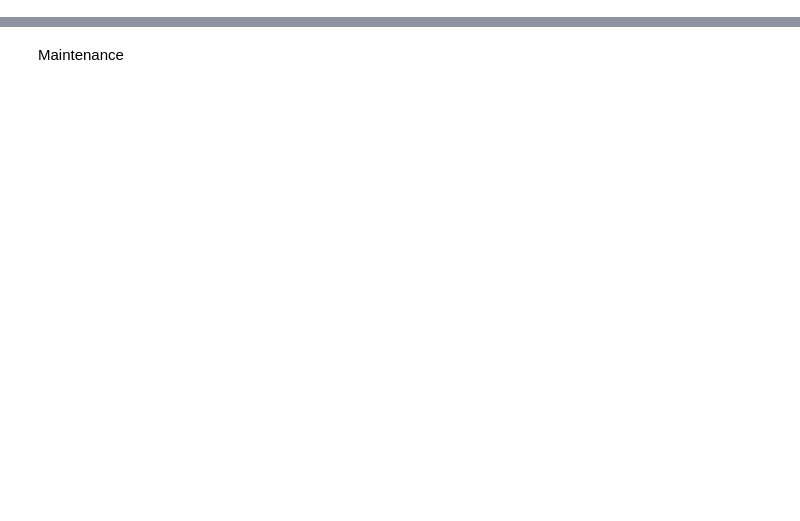
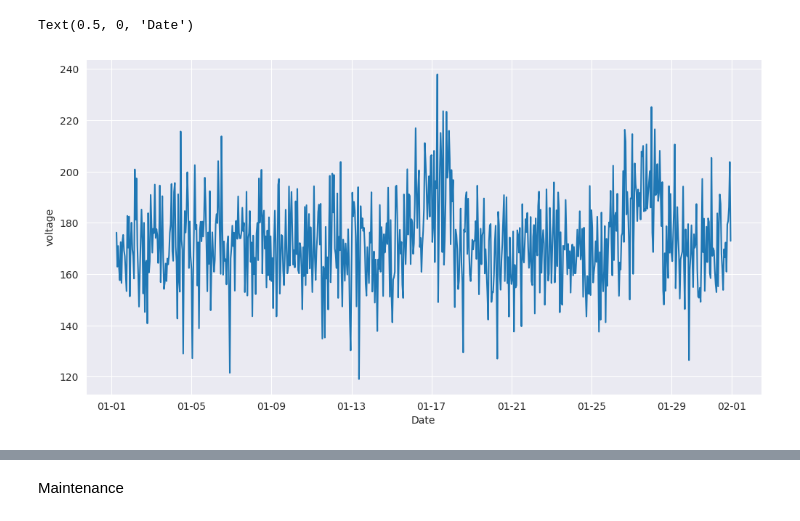
Before and after one commit to Saifullah785/Predictive_Maintenance_ML_Projects, a Jupyter notebook: Project_04_Predictive_Maintenance_Modelling_Guide/Project_04_Predictive_Maintenance_Modelling_Guide.ipynb, the cells around one changed output, grey strips where cells are left out. Saved outputs shown, nothing was run; the diff lists cells and outputs as text; code cells hidden in the pictures; blank space fills up the shorter version.

```diff
--- a/Project_04_Predictive_Maintenance_Modelling_Guide/Project_04_Predictive_Maintenance_Modelling_Guide.ipynb
+++ b/Project_04_Predictive_Maintenance_Modelling_Guide/Project_04_Predictive_Maintenance_Modelling_Guide.ipynb
@@ -19,18 +43,21 @@ telemetry.describe()
 import matplotlib.pyplot as plt
 import seaborn as sns
 # %%
-plot_df = telemetry.loc[(telemetry['machine1D'] == 1) &
+plot_df = telemetry.loc[(telemetry['machineID'] == 1) &
                         (telemetry['datetime'] > pd.to_datetime('2015-01-01')) &
                         (telemetry['datetime'] < pd.to_datetime('2015-02-01')), ['datetime', 'volt']]
 
-sns.set_Style("darkgrid")
+sns.set_style("darkgrid")
 plt.figure(figsize=(12, 6))
 plt.plot(plot_df['datetime'], plot_df['volt'])
 plt.ylabel('voltage')
 
 adf = plt.gca().get_xaxis().get_major_formatter()
 adf.scaled[1.0] = '%m-%d'
 plt.xlabel('Date')
+# %% [output]
+Text(0.5, 0, 'Date')
+[figure, added]
 # %%
 errors['datetime'] = pd.to_datetime(errors['datetime'], format="%Y-%m-%d %H:%M:%S")
 errors['errorID'] = errors['errorID'].astype('category')
```
Also changed, not shown: parts of 12 cells of this notebook.
